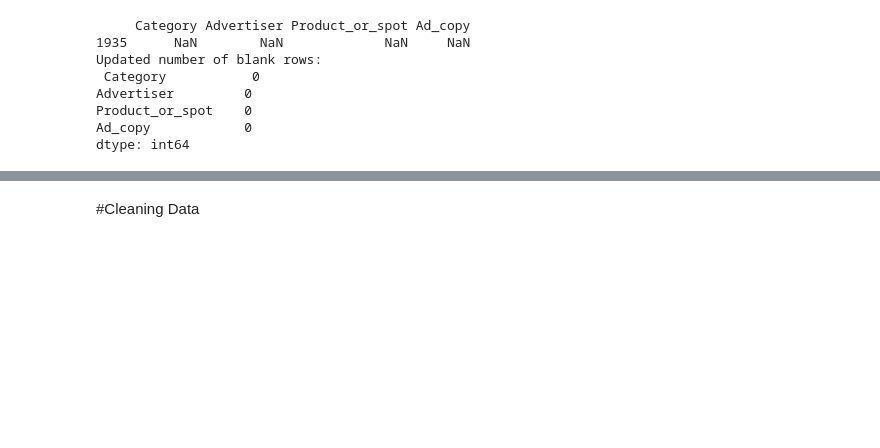
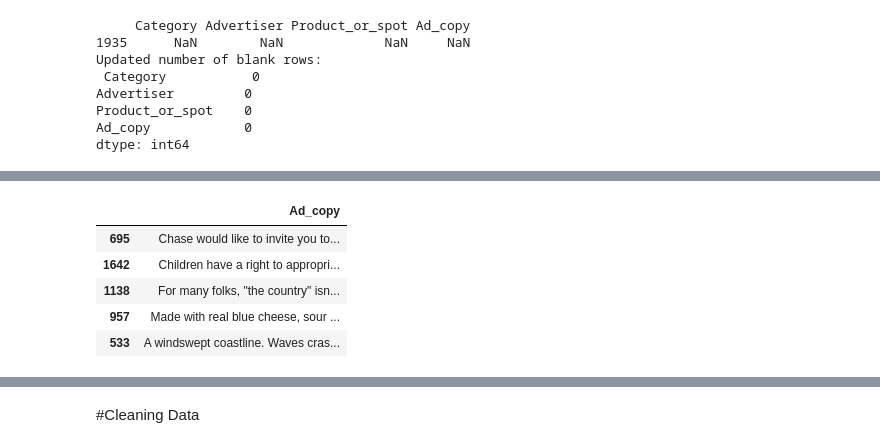
Before and after one commit to lifen-joy/20048573_MastersProject_2023, a Jupyter notebook: ads/explore.ipynb, the cells around one changed output, grey strips where cells are left out. Saved outputs shown, nothing was run; the diff lists cells and outputs as text; code cells hidden in the pictures; blank space fills up the shorter version.

```diff
--- a/ads/explore.ipynb
+++ b/ads/explore.ipynb
@@ -143,0 +182,13 @@ The plan was to drop all the coulmn expct for the ad copy but it would be intesr
+# %%
+#looking for other option that would need to be removed
+
+random_sample = data.sample(n=5)[['Ad_copy']]
+
+display(random_sample)
+# %% [output]
+|  | Ad_copy |
+| 695 | Chase would like to invite you to... |
+| 1642 | Children have a right to appropri... |
+| 1138 | For many folks, "the country" isn... |
+| 957 | Made with real blue cheese, sour ... |
+| 533 | A windswept coastline. Waves cras... |
```
Also changed, not shown: parts of 18 cells of this notebook.
